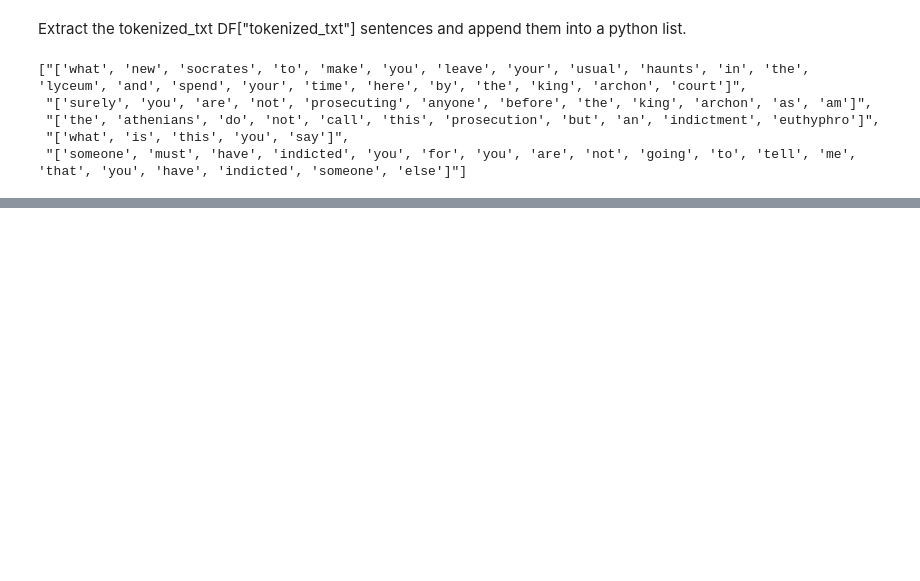
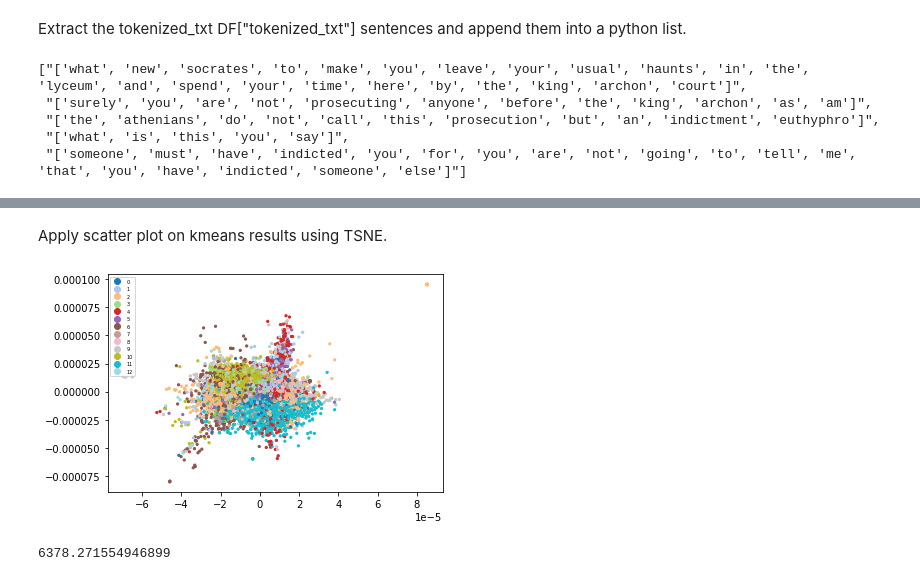
Before and after one commit to zabesy/SOTClustering, a Jupyter notebook: ThesisClustering.ipynb, the cells around one changed output, grey strips where cells are left out. Cells and saved outputs as stored; diff of their text form; code cells hidden in the pictures; blank space fills up the shorter version.

```diff
--- a/ThesisClustering.ipynb
+++ b/ThesisClustering.ipynb
@@ -68,0 +11,3 @@ Save the model.
+# %%
+w2v = load_and_or_save_googles_w2v_model("w2v-gensim-model")
+# try_googles_w2v_model(w2v)
@@ -385,0 +52,8 @@ Scatter plot.
+# %%
+sentences_vectorized = []
+for index, sentence in enumerate(sentences):
+    temp_variable = sentence_vectorizer(sentence, w2v)
+    #Check if np.array is empty
+    sentences_vectorized.append(temp_variable)
+    if index % 50000 == 0:
+        print(index)
@@ -385,0 +71,4 @@ Scatter plot.
+# %%
+schools = DF["school"].unique().tolist()
+print(schools)
+num_clusters = len(schools)
@@ -385,0 +92,7 @@ Scatter plot.
+# %%
+start = time.time()
+
+kmeans, labels, centroids = apply_kmeans(num_clusters, sentences_vectorized)
+
+end = time.time()
+print(end - start)
@@ -385,0 +123,27 @@ Scatter plot.
+# %% [markdown]
+Apply scatter plot on kmeans results using TSNE.
+# %%
+start = time.time()
+
+model = TSNE(n_components=2, random_state=0)
+np.set_printoptions(suppress=True)
+
+unique_labels_list = list(set(labels))
+Y=model.fit_transform(sentences_vectorized)
+
+scatter = plt.scatter(Y[:,0], Y[:,1], c=labels, s=5, cmap='tab20')
+plt.legend(handles=scatter.legend_elements()[0], labels=unique_labels_list, prop={"size":5})
+
+#If we want to have centroids join the plot aswell.
+# center=model.fit_transform(centroids)
+# plt.scatter(CENTER[:,0], CENTER[:,1], c='black', s=10)
+# for j in range(len(centroids)):
+#     plt.annotate(unique_labels_list[j], xy=(CENTER[j][0], CENTER[j][1]), xytext=(0,0), textcoords='offset points')
+
+plt.show()
+
+end = time.time()
+print(end - start)
+# %% [output]
+[figure, added]
+6378.271554946899
```
Also changed, not shown: parts of 60 cells of this notebook, 49 other files.
